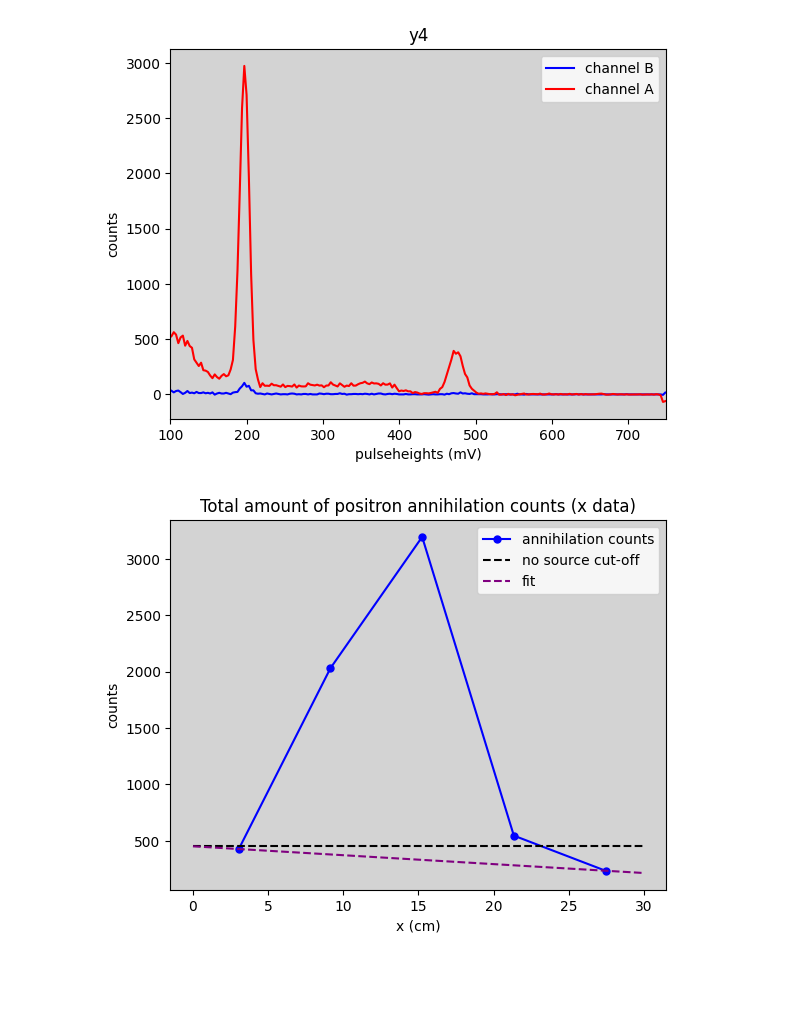
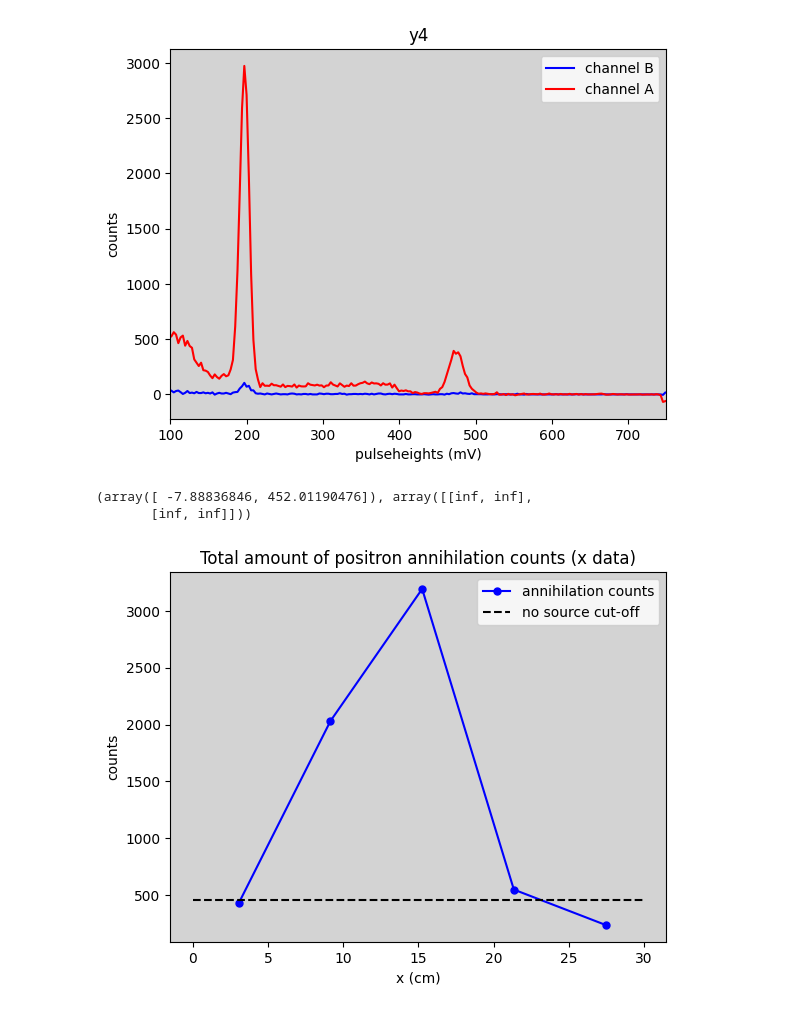
Before and after one commit to jrc-rodriguez/particle_physics, a Jupyter notebook: graphs_data.ipynb, the cells around one changed output. Drawn from its saved outputs; the diff is of its cells as text; code cells hidden in the pictures; blank space fills up the shorter version.

```diff
--- a/graphs_data.ipynb
+++ b/graphs_data.ipynb
@@ -293,35 +293,38 @@ _, counts_B_x3 = adjust(pulseheights, counts_B_x3)
 _, counts_A_x4 = adjust(pulseheights, counts_A_x4)
 _, counts_B_x4 = adjust(pulseheights, counts_B_x4)
 _, counts_A_x5 = adjust(pulseheights, counts_A_x5)
 _, counts_B_x5 = adjust(pulseheights, counts_B_x5)
 
 x1_counts = [sum(counts_B_x1)]
 x2_counts = [sum(counts_B_x2)]
 x3_counts = [sum(counts_B_x3)]
 x4_counts = [sum(counts_B_x4)]
 x5_counts = [sum(counts_B_x5)]
 x_counts = [x1_counts, x2_counts, x3_counts, x4_counts, x5_counts]
 y_counts_fit = np.array([sum(counts_B_x1), sum(counts_B_x5)])
 x_counts_fit = np.array([3.05, 27.45])
 
 model = curve_fit(no_source, x_counts_fit, y_counts_fit, p0 = [-4.6, 480])
 a, b = model[0]
+print(model)
 
 for x in np.arange(0, 30, 0.1):
     y_fit.append(a * x + b)
     x_fit.append(x)
 
 plt.plot(x_loc, x_counts, 'o-', markersize = 5, color = 'blue', label = 'annihilation counts')
 plt.plot(border_x, border_y, '--', color = 'black', label = 'no source cut-off')
-plt.plot(x_fit, y_fit, '--', color = 'purple', label = 'fit')
+#plt.plot(x_fit, y_fit, '--', color = 'purple', label = 'fit')
 plt.gca().set_facecolor('lightgrey')
 plt.legend(loc = 'upper right')
 plt.title("Total amount of positron annihilation counts (x data)")
 plt.ylabel("counts")
 plt.xlabel("x (cm)")
 plt.show()
 # %% [output]
+(array([ -7.88836846, 452.01190476]), array([[inf, inf],
+       [inf, inf]]))
-[figure, old version]
+[figure, new version]
 # %%
 y_loc = [3.05, 9.15, 15.25, 21.35]
 border_x = [0, 25]
```
Also changed, not shown: parts of 1 cell of this notebook, 1 other file.
